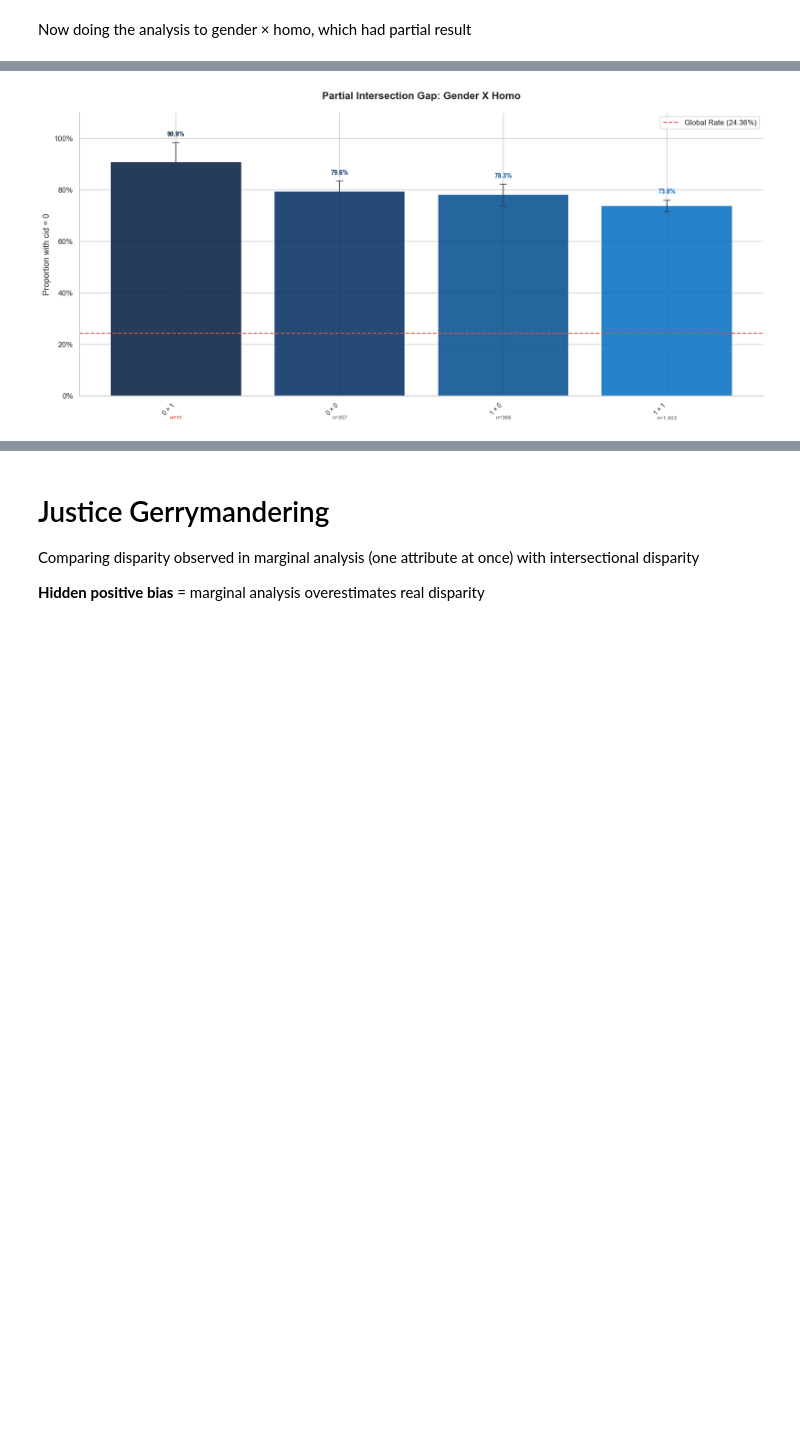
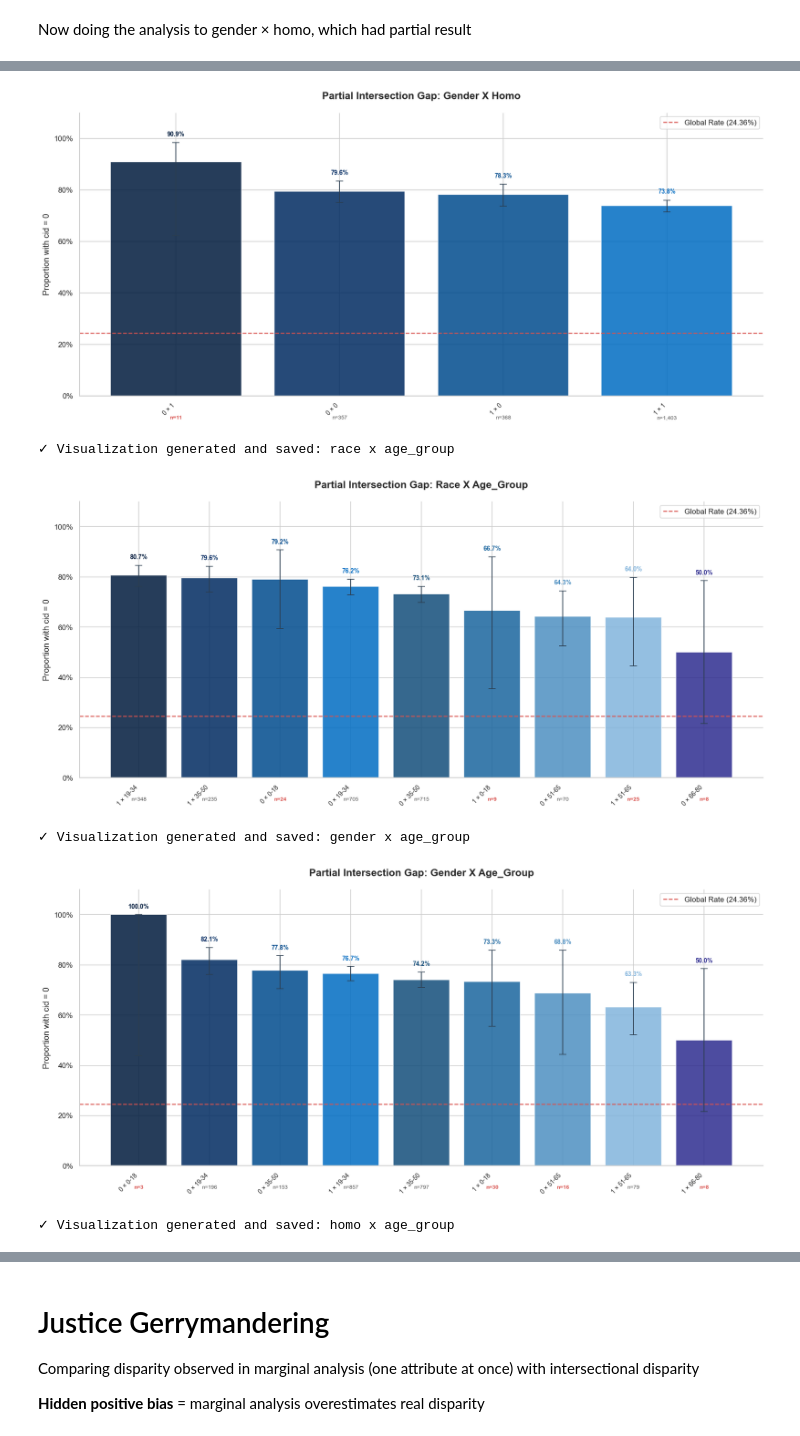
Before and after one commit to asvarella/intersectional-bias-fairness-healthcare, a Jupyter notebook: notebooks/aids_intersectional_analysis.ipynb, the cells around one changed output, grey strips where cells are left out. Drawn from its saved outputs; the diff is of its cells as text; code cells hidden in the pictures; blank space fills up the shorter version.

```diff
--- a/notebooks/aids_intersectional_analysis.ipynb
+++ b/notebooks/aids_intersectional_analysis.ipynb
@@ -419,7 +426,10 @@ for intersection in PRIMARY_INTERSECTIONS:
 Now doing the analysis to gender × homo, which had partial result
 # %%
 PARTIAL_INTERSECTIONS = [
-    'gender x homo'
+    'gender x homo',
+    'race x age_group',
+    'gender x age_group',
+    'homo x age_group'
 ]
 
 
@@ -468,30 +478,35 @@ for intersection in PARTIAL_INTERSECTIONS:
         n_color = "#d9534f" if row['n'] < MIN_SUBGROUP_COUNT else "#555555"
         n_weight = 'bold' if row['n'] < MIN_SUBGROUP_COUNT else 'normal'
 
         ax.text(i, -0.07, f"n={int(row['n']):,}",
                 ha="center", va="top",
                 fontsize=8, color=n_color, fontweight=n_weight,
                 transform=ax.get_xaxis_transform())
 
         percentage = f"{row['favorable_rate']:.1%}"
         ax.text(i, row['IC_high'] + 0.02, percentage,
                 ha='center', va='bottom',
                 fontsize=9, fontweight='bold',
                 color=palette_cycle[i % len(palette_cycle)])
 
     plt.tight_layout()
 
     fig_name = f"{DATASET_NAME.replace(' ','_')}_block3_PARTIAL_{col_name}.png"
     save_path = DATA_PATH / f"intersectional_analysis/{fig_name}"
     plt.savefig(save_path, bbox_inches="tight", dpi=300)
 
     print(f"✓ Visualization generated and saved: {intersection}")
     plt.show()
 # %% [output]
 ===========================================================================
   PARTIAL INTERSECTION ANALYSIS cid = 0 — AIDS
   Note: Wilson CIs will be wider due to smaller sample sizes.
 ===========================================================================
 
 ✓ Visualization generated and saved: gender x homo
 [figure]
+✓ Visualization generated and saved: race x age_group
+[figure, added]
+✓ Visualization generated and saved: gender x age_group
+[figure, added]
+✓ Visualization generated and saved: homo x age_group
```
Also changed, not shown: parts of 5 cells of this notebook, 5 other files.
